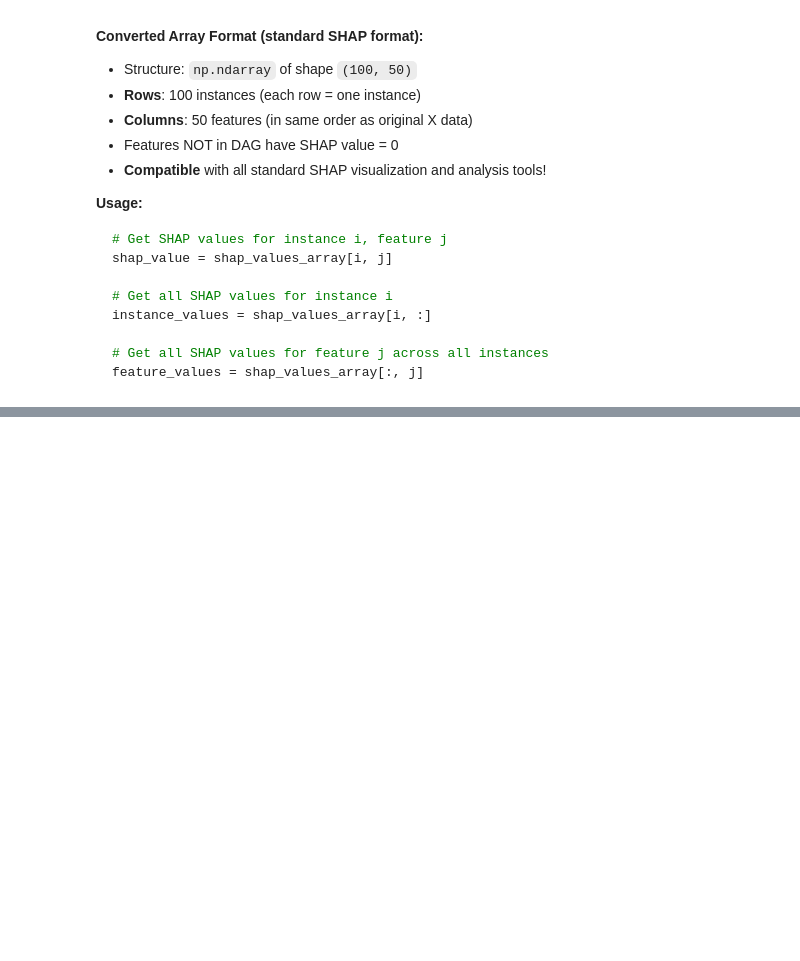
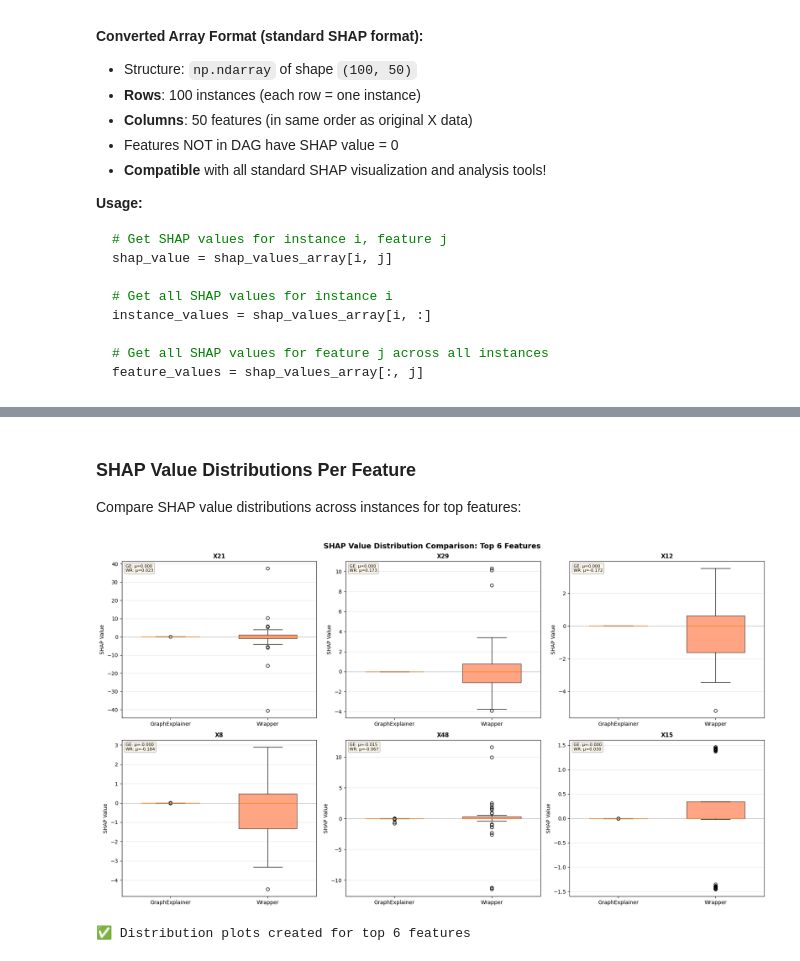
Before and after one commit to juanriosg12/master_thesis, a Jupyter notebook: shapflow_data_driven.ipynb, the cells around one changed output, grey strips where cells are left out. Saved outputs shown, nothing was run; the diff lists cells and outputs as text; code cells hidden in the pictures; blank space fills up the shorter version.

```diff
--- a/shapflow_data_driven.ipynb
+++ b/shapflow_data_driven.ipynb
@@ -670,0 +745,57 @@ Note: you may need to restart the kernel to use updated packages.
+# %% [markdown]
+### SHAP Value Distributions Per Feature
+
+Compare SHAP value distributions across instances for top features:
+# %%
+# Plot 3: Box plots for top features showing distribution across instances
+top_features_to_plot = 6
+top_feature_names = comparison_df.head(top_features_to_plot)['Feature'].tolist()
+
+fig, axes = plt.subplots(2, 3, figsize=(18, 10))
+axes = axes.flatten()
+
+for i, feature_name in enumerate(top_feature_names):
+    if i >= len(axes):
+        break
+
+    feature_idx = X_feature_names.index(feature_name)
+
+    # Get SHAP values for this feature across all instances
+    graphexplainer_values = shap_values_array[:, feature_idx]
+    wrapper_values = wrapper_shap_values[:, feature_idx]
+
+    ax = axes[i]
+
+    # Create box plot
+    bp = ax.boxplot([graphexplainer_values, wrapper_values],
+                     labels=['GraphExplainer', 'Wrapper'],
+                     patch_artist=True,
+                     widths=0.6)
+
+    # Color the boxes
+    bp['boxes'][0].set_facecolor('steelblue')
+    bp['boxes'][0].set_alpha(0.7)
+    bp['boxes'][1].set_facecolor('coral')
+    bp['boxes'][1].set_alpha(0.7)
+
+    ax.set_ylabel('SHAP Value', fontsize=10)
+    ax.set_title(f'{feature_name}', fontsize=11, fontweight='bold')
+    ax.grid(axis='y', alpha=0.3)
+    ax.axhline(y=0, color='black', linestyle='--', linewidth=0.5, alpha=0.5)
+
+    # Add statistics
+    stats_text = f'GE: μ={graphexplainer_values.mean():.3f}\n'
+    stats_text += f'WR: μ={wrapper_values.mean():.3f}'
+    ax.text(0.02, 0.98, stats_text, transform=ax.transAxes,
+            fontsize=8, verticalalignment='top',
+            bbox=dict(boxstyle='round', facecolor='wheat', alpha=0.3))
+
+plt.suptitle(f'SHAP Value Distribution Comparison: Top {top_features_to_plot} Features',
+             fontsize=14, fontweight='bold')
+plt.tight_layout()
+plt.show()
+
+print(f"✅ Distribution plots created for top {top_features_to_plot} features")
+# %% [output]
+[figure, added]
+✅ Distribution plots created for top 6 features
```
Also changed, not shown: parts of 32 cells of this notebook, 3 other files.
